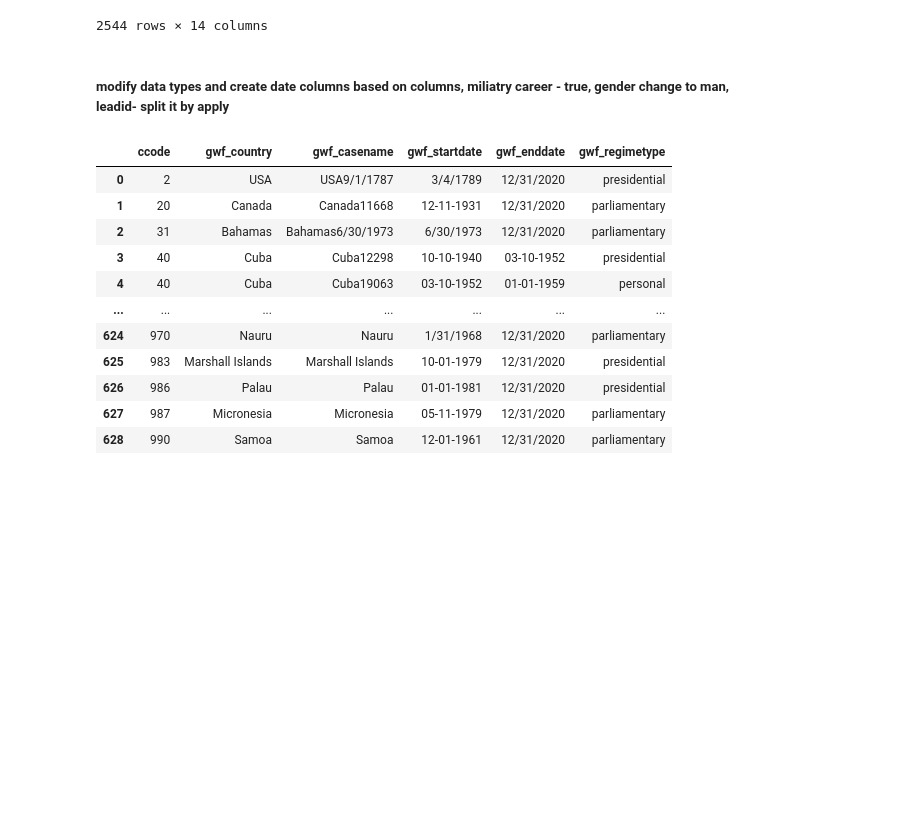
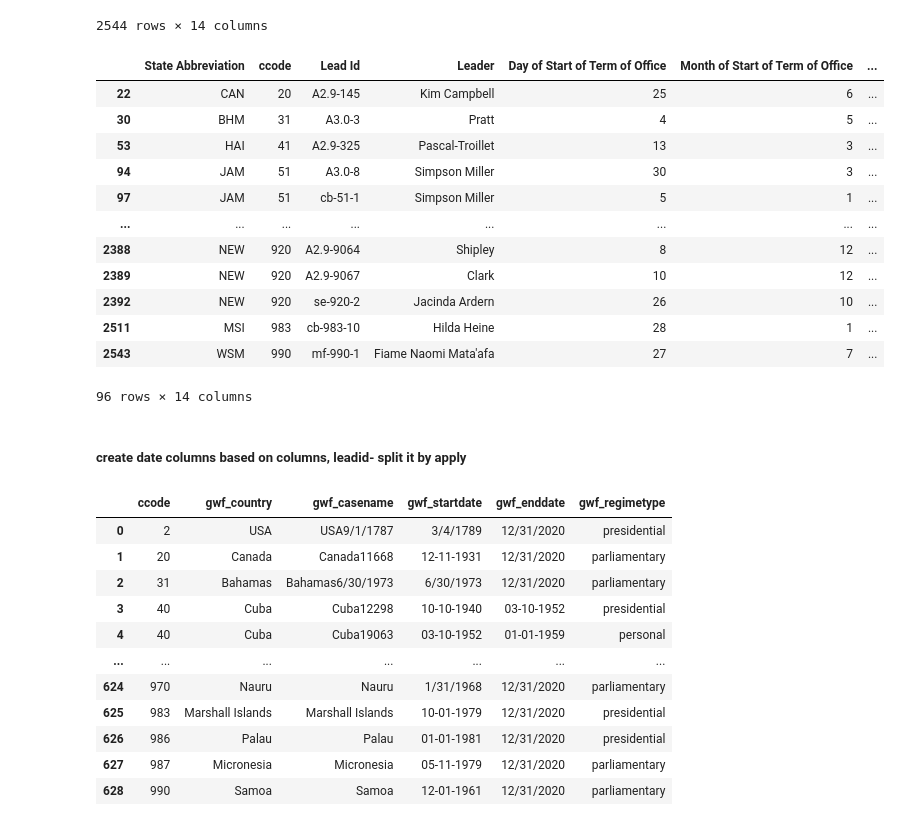
Before and after one commit to Lunczer93/Python_Project_3_World_Election, a Jupyter notebook: Python_Project_3_Election.ipynb, the cells around one changed output. Cells and saved outputs as stored; diff of their text form; code cells hidden in the pictures; blank space fills up the shorter version.

```diff
--- a/Python_Project_3_Election.ipynb
+++ b/Python_Project_3_Election.ipynb
@@ -516,8 +566,36 @@ dfLeaderList
 | 2542 | WSM | 990 | kb-810-2 | Tuilaepa Sailele Malielegaoi | 23 | 12 | ... |
 | 2543 | WSM | 990 | mf-990-1 | Fiame Naomi Mata'afa | 27 | 7 | ... |
 2544 rows × 14 columns
+# %%
+dfLeaderList['Military Career'] = np.where(dfLeaderList['Military Career']== 1, True, False)
+# %%
+def Gender(val):
+    if val == 1:
+        return 'Male'
+    if val == 0:
+        return 'Female'
+# %%
+dfLeaderList['Gender'] = dfLeaderList['Gender'].apply(Gender)
+# %%
+dfLeaderListFemale = dfLeaderList[dfLeaderList['Gender'].isin(["Female"])]
+# %%
+dfLeaderListFemale
+# %% [output]
+|  | State Abbreviation | ccode | Lead Id | Leader | Day of Start of Term of Office | Month of Start of Term of Office | ... |
+| 22 | CAN | 20 | A2.9-145 | Kim Campbell | 25 | 6 | ... |
+| 30 | BHM | 31 | A3.0-3 | Pratt | 4 | 5 | ... |
+| 53 | HAI | 41 | A2.9-325 | Pascal-Troillet | 13 | 3 | ... |
+| 94 | JAM | 51 | A3.0-8 | Simpson Miller | 30 | 3 | ... |
+| 97 | JAM | 51 | cb-51-1 | Simpson Miller | 5 | 1 | ... |
+| ... | ... | ... | ... | ... | ... | ... | ... |
+| 2388 | NEW | 920 | A2.9-9064 | Shipley | 8 | 12 | ... |
+| 2389 | NEW | 920 | A2.9-9067 | Clark | 10 | 12 | ... |
+| 2392 | NEW | 920 | se-920-2 | Jacinda Ardern | 26 | 10 | ... |
+| 2511 | MSI | 983 | cb-983-10 | Hilda Heine | 28 | 1 | ... |
+| 2543 | WSM | 990 | mf-990-1 | Fiame Naomi Mata'afa | 27 | 7 | ... |
+96 rows × 14 columns
 # %% [markdown]
-##### modify data types and create date columns based on columns, miliatry career - true, gender change to man, leadid- split it by apply
+#####  create date columns based on columns,  leadid- split it by apply
 # %%
 dfGovernment
 # %% [output]
```
Also changed, not shown: parts of 15 cells of this notebook, 3 other files.
